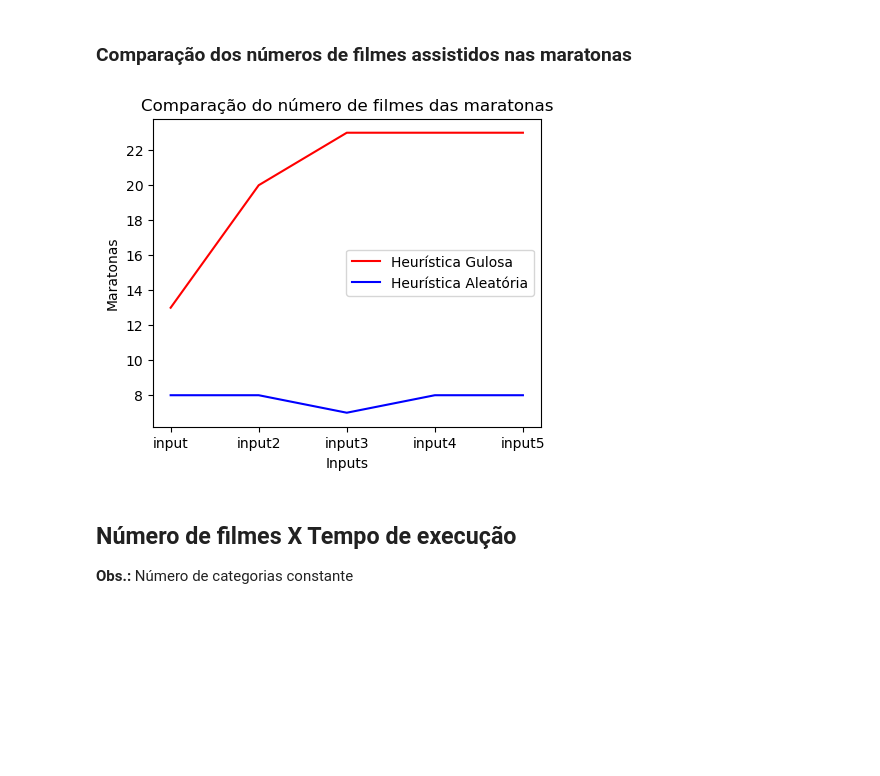
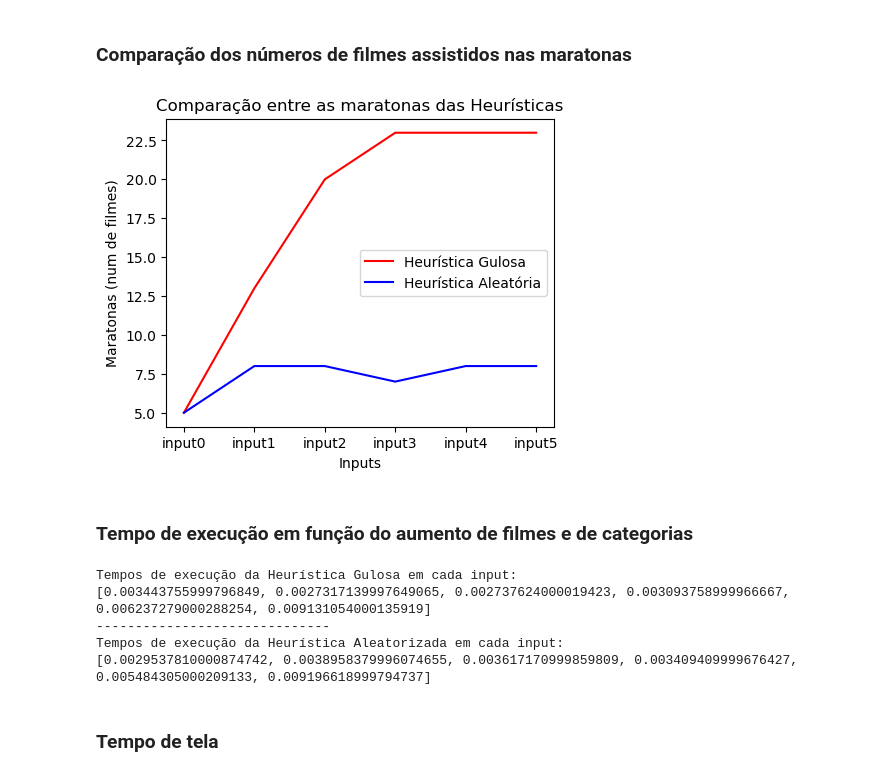
Before and after one commit to GabrielaMitu/Supercomp-MaratonaFilmes, a Jupyter notebook: GraficosComparativos.ipynb, the cells around one changed output. Drawn from its saved outputs; the diff is of its cells as text; code cells hidden in the pictures; blank space fills up the shorter version.

```diff
--- a/GraficosComparativos.ipynb
+++ b/GraficosComparativos.ipynb
@@ -7,27 +7,27 @@
 # %%
 
 import numpy as np
 import matplotlib.pyplot as plt
 
 
 #INPUTS
-inputs = ["input", "input2", "input3", "input4", "input5"]
+inputs = ["input0", "input1", "input2", "input3", "input4", "input5"]
 
 # QUANTIDADE DE FILMES NA MARATONA
-maratonaGulosa = [13, 20, 23, 23, 23]
-maratonaAleatoria = [8, 8, 7, 8, 8]
+# Obs.: Resultados obtidos pelos executáveis
+maratonaGulosa = [5, 13, 20, 23, 23, 23]
+maratonaAleatoria = [5, 8, 8, 7, 8, 8]
 
 
 plt.figure(figsize=(5,4))
 plt.plot(inputs, maratonaGulosa, color='red', label = "Heurística Gulosa")
 plt.plot(inputs, maratonaAleatoria, color='blue', label = "Heurística Aleatória")
 plt.xlabel("Inputs")
-plt.ylabel("Maratonas")
-plt.title("Comparação do número de filmes das maratonas")
+plt.ylabel("Maratonas (num de filmes)")
+plt.title("Comparação entre as maratonas das Heurísticas")
 plt.legend()
 plt.show()
 # %% [output]
-[figure, old version]
+[figure, new version]
 # %% [markdown]
-## Número de filmes X Tempo de execução
-**Obs.:** Número de categorias constante
+### Tempo de execução em função do aumento de filmes e de categorias
@@ -33,0 +49,22 @@ plt.show()
+# %%
+## Arquivos de input
+arqs = [f'inputs/input{i}.txt' for i in range(6)]
+
+## ----- Heurística Gulosa -----
+
+temposGulosa = [roda_com_entrada('./gulosa', arq)[1] for arq in arqs]
+print("Tempos de execução da Heurística Gulosa em cada input: ")
+print(temposGulosa)
+print("-"*30)
+
+## ----- Heurística Aleatória -----
+
+temposAleatoria = [roda_com_entrada('./aleatorizacao', arq)[1] for arq in arqs]
+print("Tempos de execução da Heurística Aleatorizada em cada input: ")
+print(temposAleatoria)
+# %% [output]
+Tempos de execução da Heurística Gulosa em cada input:
+[0.003443755999796849, 0.0027317139997649065, 0.002737624000019423, 0.003093758999966667, 0.006237279000288254, 0.009131054000135919]
+------------------------------
+Tempos de execução da Heurística Aleatorizada em cada input:
+[0.0029537810000874742, 0.0038958379996074655, 0.003617170999859809, 0.003409409999676427, 0.005484305000209133, 0.009196618999794737]
@@ -33,0 +89,2 @@ plt.show()
+# %% [markdown]
+### Tempo de tela
```
Also changed, not shown: parts of 4 cells of this notebook, 23 other files.
